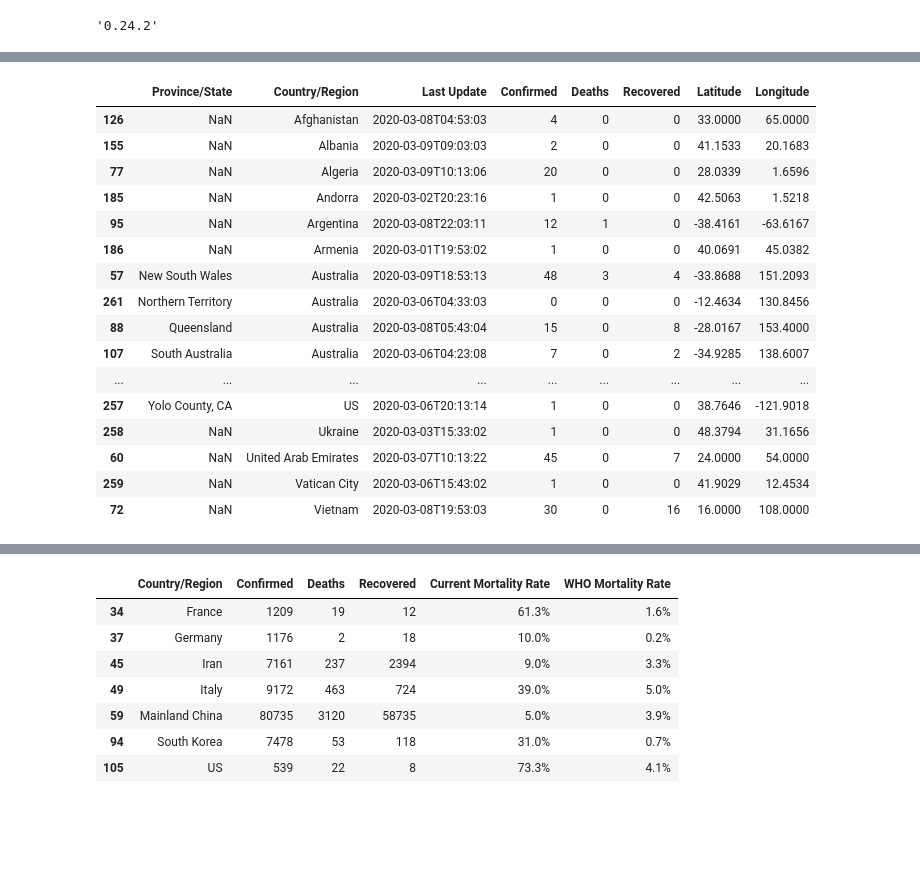
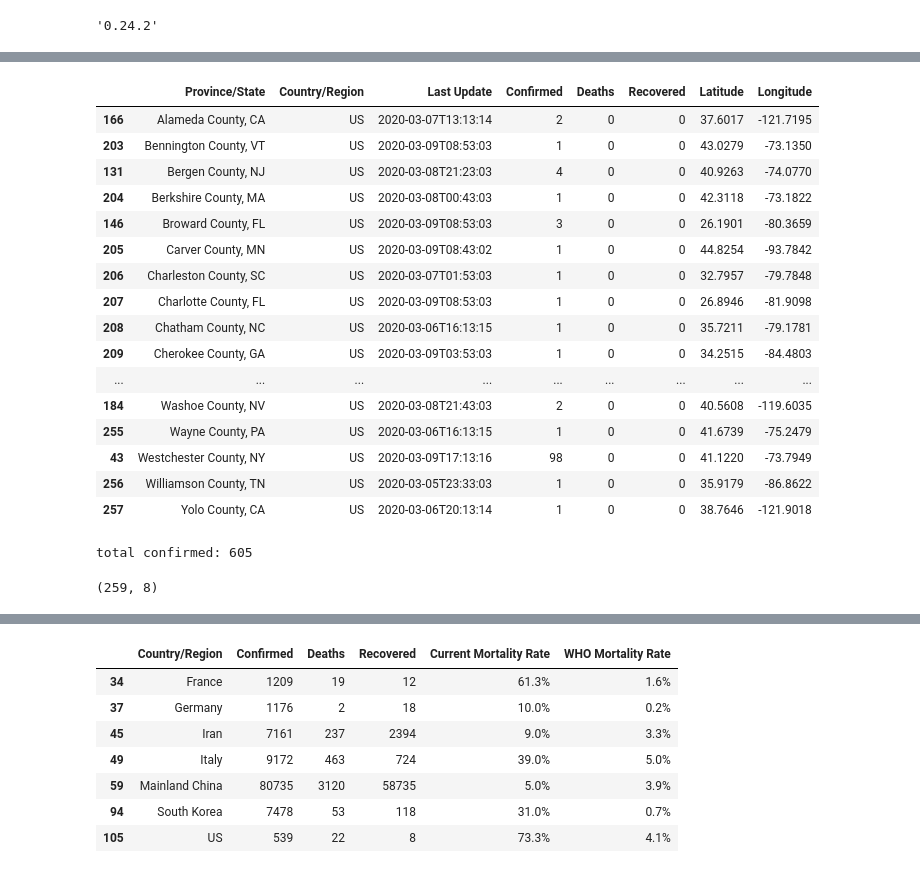
Before and after one commit to che220/covid-19, a Jupyter notebook: confirmed_cases_daily.ipynb, the cells around one changed output, grey strips where cells are left out. Cells and saved outputs as stored; diff of their text form; code cells hidden in the pictures; blank space fills up the shorter version.

```diff
--- a/confirmed_cases_daily.ipynb
+++ b/confirmed_cases_daily.ipynb
@@ -35,3 +35,11 @@ ssl._create_default_https_context = ssl._create_unverified_context
 pd.__version__
 # %% [output]
 '0.24.2'
+# %%
+# on Github, open CSV file and click on 'Raw'. Copy URL
+
+filename = '03-09-2020.csv'
+data_url = 'https://raw.githubusercontent.com/CSSEGISandData/COVID-19/master/csse_covid_19_data/csse_covid_19_daily_reports/'+filename
+orig_ts_df = pd.read_csv(data_url)
+display(orig_ts_df.head(4))
+print(orig_ts_df.shape)
@@ -38,28 +53,31 @@ pd.__version__
+# %%
+orig_us_df = orig_ts_df[orig_ts_df['Country/Region'] == 'US'].copy()
+orig_us_df = orig_us_df.sort_values(['Country/Region', 'Province/State'])
+display(orig_us_df)
+print("total confirmed:", orig_us_df.Confirmed.sum())
+# %% [output]
+|  | Province/State | Country/Region | Last Update | Confirmed | Deaths | Recovered | Latitude | Longitude |
+| 166 | Alameda County, CA | US | 2020-03-07T13:13:14 | 2 | 0 | 0 | 37.6017 | -121.7195 |
+| 203 | Bennington County, VT | US | 2020-03-09T08:53:03 | 1 | 0 | 0 | 43.0279 | -73.1350 |
+| 131 | Bergen County, NJ | US | 2020-03-08T21:23:03 | 4 | 0 | 0 | 40.9263 | -74.0770 |
+| 204 | Berkshire County, MA | US | 2020-03-08T00:43:03 | 1 | 0 | 0 | 42.3118 | -73.1822 |
+| 146 | Broward County, FL | US | 2020-03-09T08:53:03 | 3 | 0 | 0 | 26.1901 | -80.3659 |
+| 205 | Carver County, MN | US | 2020-03-09T08:43:02 | 1 | 0 | 0 | 44.8254 | -93.7842 |
+| 206 | Charleston County, SC | US | 2020-03-07T01:53:03 | 1 | 0 | 0 | 32.7957 | -79.7848 |
+| 207 | Charlotte County, FL | US | 2020-03-09T08:53:03 | 1 | 0 | 0 | 26.8946 | -81.9098 |
+| 208 | Chatham County, NC | US | 2020-03-06T16:13:15 | 1 | 0 | 0 | 35.7211 | -79.1781 |
+| 209 | Cherokee County, GA | US | 2020-03-09T03:53:03 | 1 | 0 | 0 | 34.2515 | -84.4803 |
+| ... | ... | ... | ... | ... | ... | ... | ... | ... |
+| 184 | Washoe County, NV | US | 2020-03-08T21:43:03 | 2 | 0 | 0 | 40.5608 | -119.6035 |
+| 255 | Wayne County, PA | US | 2020-03-06T16:13:15 | 1 | 0 | 0 | 41.6739 | -75.2479 |
+| 43 | Westchester County, NY | US | 2020-03-09T17:13:16 | 98 | 0 | 0 | 41.1220 | -73.7949 |
+| 256 | Williamson County, TN | US | 2020-03-05T23:33:03 | 1 | 0 | 0 | 35.9179 | -86.8622 |
+| 257 | Yolo County, CA | US | 2020-03-06T20:13:14 | 1 | 0 | 0 | 38.7646 | -121.9018 |
+total confirmed: 605
 # %%
-# on Github, open CSV file and click on 'Raw'. Copy URL
-
-filename = '03-09-2020.csv'
-data_url = 'https://raw.githubusercontent.com/CSSEGISandData/COVID-19/master/csse_covid_19_data/csse_covid_19_daily_reports/'+filename
-ts_df = pd.read_csv(data_url)
-ts_df = ts_df[~ts_df['Province/State'].astype(str).map(lambda x: re.search('Diamond Princess', x) is not None)]
+ts_df = orig_ts_df[~orig_ts_df['Province/State'].astype(str).map(lambda x: re.search('Diamond Princess', x) is not None)]
 ts_df = ts_df[~ts_df['Province/State'].astype(str).map(lambda x: re.search('Grand Princess', x) is not None)]
 ts_df = ts_df.sort_values(['Country/Region', 'Province/State'])
-display(ts_df)
+print(ts_df.shape)
 # %% [output]
-|  | Province/State | Country/Region | Last Update | Confirmed | Deaths | Recovered | Latitude | Longitude |
-| 126 | NaN | Afghanistan | 2020-03-08T04:53:03 | 4 | 0 | 0 | 33.0000 | 65.0000 |
-| 155 | NaN | Albania | 2020-03-09T09:03:03 | 2 | 0 | 0 | 41.1533 | 20.1683 |
-| 77 | NaN | Algeria | 2020-03-09T10:13:06 | 20 | 0 | 0 | 28.0339 | 1.6596 |
-| 185 | NaN | Andorra | 2020-03-02T20:23:16 | 1 | 0 | 0 | 42.5063 | 1.5218 |
-| 95 | NaN | Argentina | 2020-03-08T22:03:11 | 12 | 1 | 0 | -38.4161 | -63.6167 |
-| 186 | NaN | Armenia | 2020-03-01T19:53:02 | 1 | 0 | 0 | 40.0691 | 45.0382 |
-| 57 | New South Wales | Australia | 2020-03-09T18:53:13 | 48 | 3 | 4 | -33.8688 | 151.2093 |
-| 261 | Northern Territory | Australia | 2020-03-06T04:33:03 | 0 | 0 | 0 | -12.4634 | 130.8456 |
-| 88 | Queensland | Australia | 2020-03-08T05:43:04 | 15 | 0 | 8 | -28.0167 | 153.4000 |
-| 107 | South Australia | Australia | 2020-03-06T04:23:08 | 7 | 0 | 2 | -34.9285 | 138.6007 |
-| ... | ... | ... | ... | ... | ... | ... | ... | ... |
-| 257 | Yolo County, CA | US | 2020-03-06T20:13:14 | 1 | 0 | 0 | 38.7646 | -121.9018 |
-| 258 | NaN | Ukraine | 2020-03-03T15:33:02 | 1 | 0 | 0 | 48.3794 | 31.1656 |
-| 60 | NaN | United Arab Emirates | 2020-03-07T10:13:22 | 45 | 0 | 7 | 24.0000 | 54.0000 |
-| 259 | NaN | Vatican City | 2020-03-06T15:43:02 | 1 | 0 | 0 | 41.9029 | 12.4534 |
-| 72 | NaN | Vietnam | 2020-03-08T19:53:03 | 30 | 0 | 16 | 16.0000 | 108.0000 |
+(259, 8)
```
Also changed, not shown: parts of 2 cells of this notebook, 1 other file.
